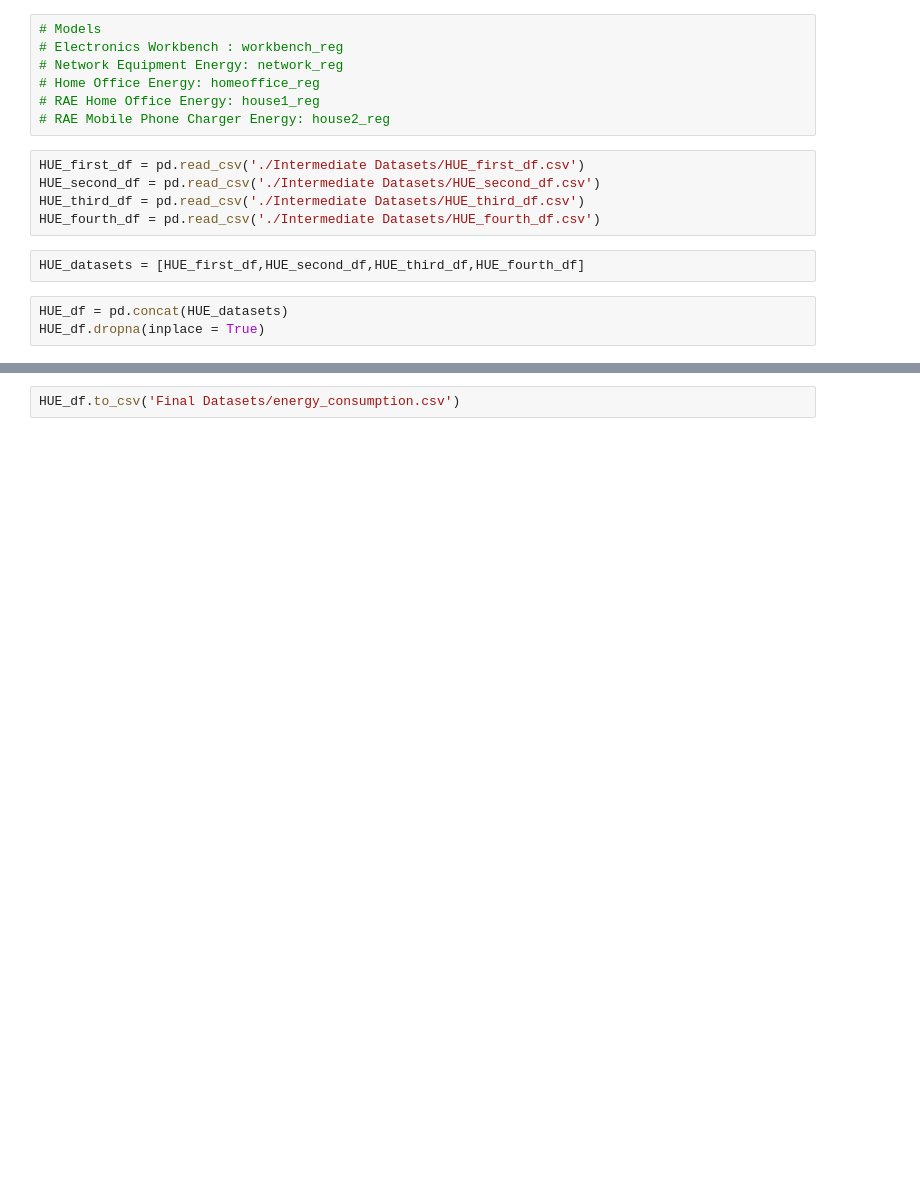
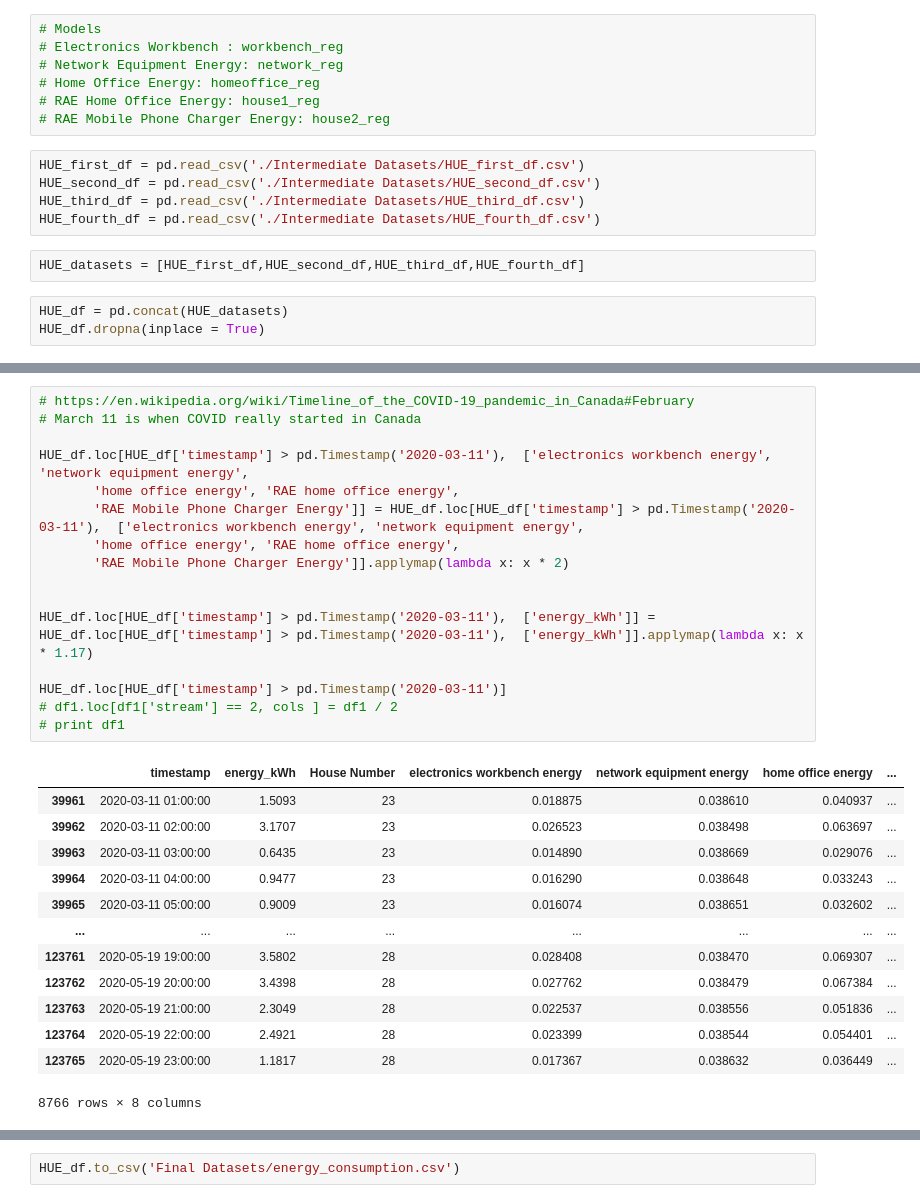
Before and after one commit to rishabhjain1997/Energy-Datasets, a Jupyter notebook: energy_consumption_modeling.ipynb, the cells around one changed output, grey strips where cells are left out. Saved outputs shown, nothing was run; the diff lists cells and outputs as text; blank space fills up the shorter version.

```diff
--- a/energy_consumption_modeling.ipynb
+++ b/energy_consumption_modeling.ipynb
@@ -508,0 +517,30 @@ HUE_df['RAE Mobile Phone Charger Energy'] = house2_reg.predict(HUE_total_energy.
+# %%
+# https://en.wikipedia.org/wiki/Timeline_of_the_COVID-19_pandemic_in_Canada#February
+# March 11 is when COVID really started in Canada
+
+HUE_df.loc[HUE_df['timestamp'] > pd.Timestamp('2020-03-11'),  ['electronics workbench energy', 'network equipment energy',
+       'home office energy', 'RAE home office energy',
+       'RAE Mobile Phone Charger Energy']] = HUE_df.loc[HUE_df['timestamp'] > pd.Timestamp('2020-03-11'),  ['electronics workbench energy', 'network equipment energy',
+       'home office energy', 'RAE home office energy',
+       'RAE Mobile Phone Charger Energy']].applymap(lambda x: x * 2)
+
+
+HUE_df.loc[HUE_df['timestamp'] > pd.Timestamp('2020-03-11'),  ['energy_kWh']] = HUE_df.loc[HUE_df['timestamp'] > pd.Timestamp('2020-03-11'),  ['energy_kWh']].applymap(lambda x: x * 1.17)
+
+HUE_df.loc[HUE_df['timestamp'] > pd.Timestamp('2020-03-11')]
+# df1.loc[df1['stream'] == 2, cols ] = df1 / 2
+# print df1
+# %% [output]
+|  | timestamp | energy_kWh | House Number | electronics workbench energy | network equipment energy | home office energy | ... |
+| 39961 | 2020-03-11 01:00:00 | 1.5093 | 23 | 0.018875 | 0.038610 | 0.040937 | ... |
+| 39962 | 2020-03-11 02:00:00 | 3.1707 | 23 | 0.026523 | 0.038498 | 0.063697 | ... |
+| 39963 | 2020-03-11 03:00:00 | 0.6435 | 23 | 0.014890 | 0.038669 | 0.029076 | ... |
+| 39964 | 2020-03-11 04:00:00 | 0.9477 | 23 | 0.016290 | 0.038648 | 0.033243 | ... |
+| 39965 | 2020-03-11 05:00:00 | 0.9009 | 23 | 0.016074 | 0.038651 | 0.032602 | ... |
+| ... | ... | ... | ... | ... | ... | ... | ... |
+| 123761 | 2020-05-19 19:00:00 | 3.5802 | 28 | 0.028408 | 0.038470 | 0.069307 | ... |
+| 123762 | 2020-05-19 20:00:00 | 3.4398 | 28 | 0.027762 | 0.038479 | 0.067384 | ... |
+| 123763 | 2020-05-19 21:00:00 | 2.3049 | 28 | 0.022537 | 0.038556 | 0.051836 | ... |
+| 123764 | 2020-05-19 22:00:00 | 2.4921 | 28 | 0.023399 | 0.038544 | 0.054401 | ... |
+| 123765 | 2020-05-19 23:00:00 | 1.1817 | 28 | 0.017367 | 0.038632 | 0.036449 | ... |
+8766 rows × 8 columns
```
Also changed, not shown: parts of 8 cells of this notebook, 1 other file.
